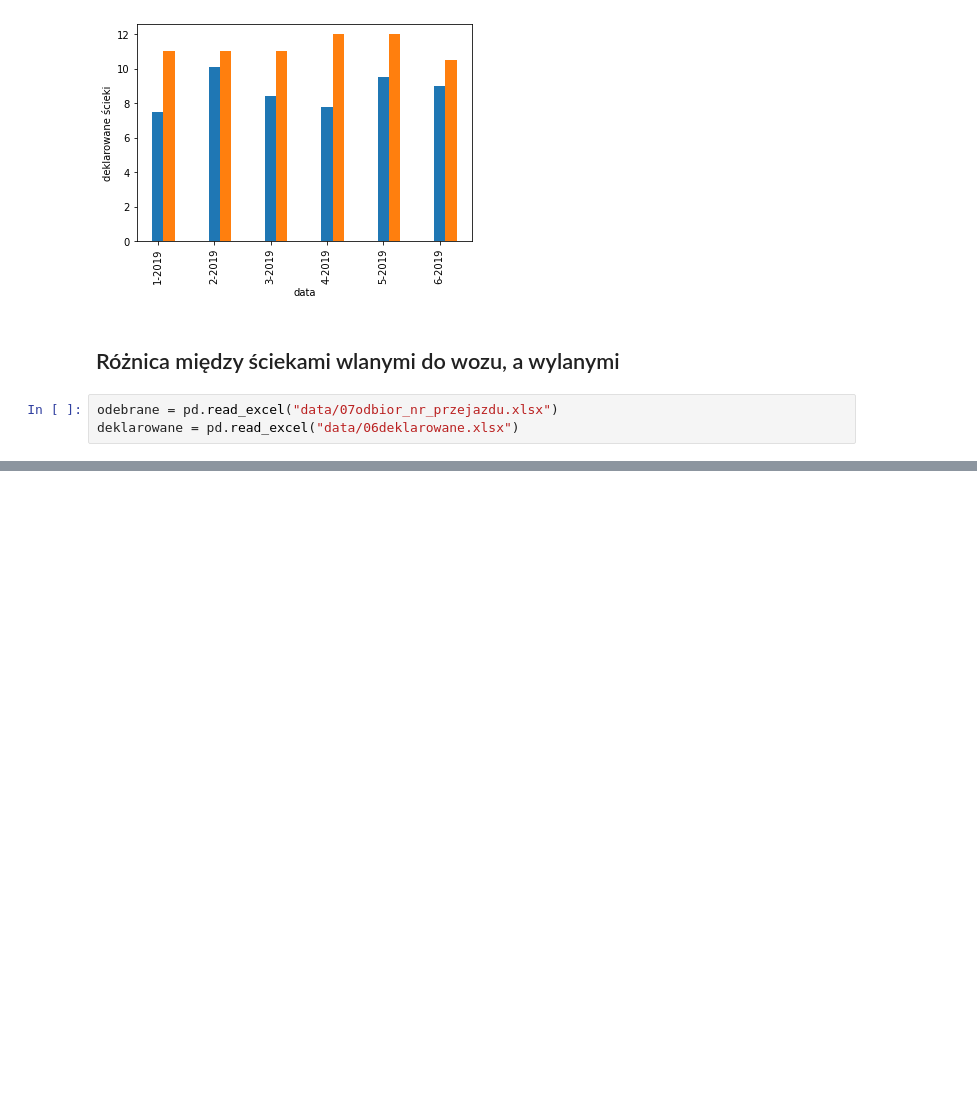
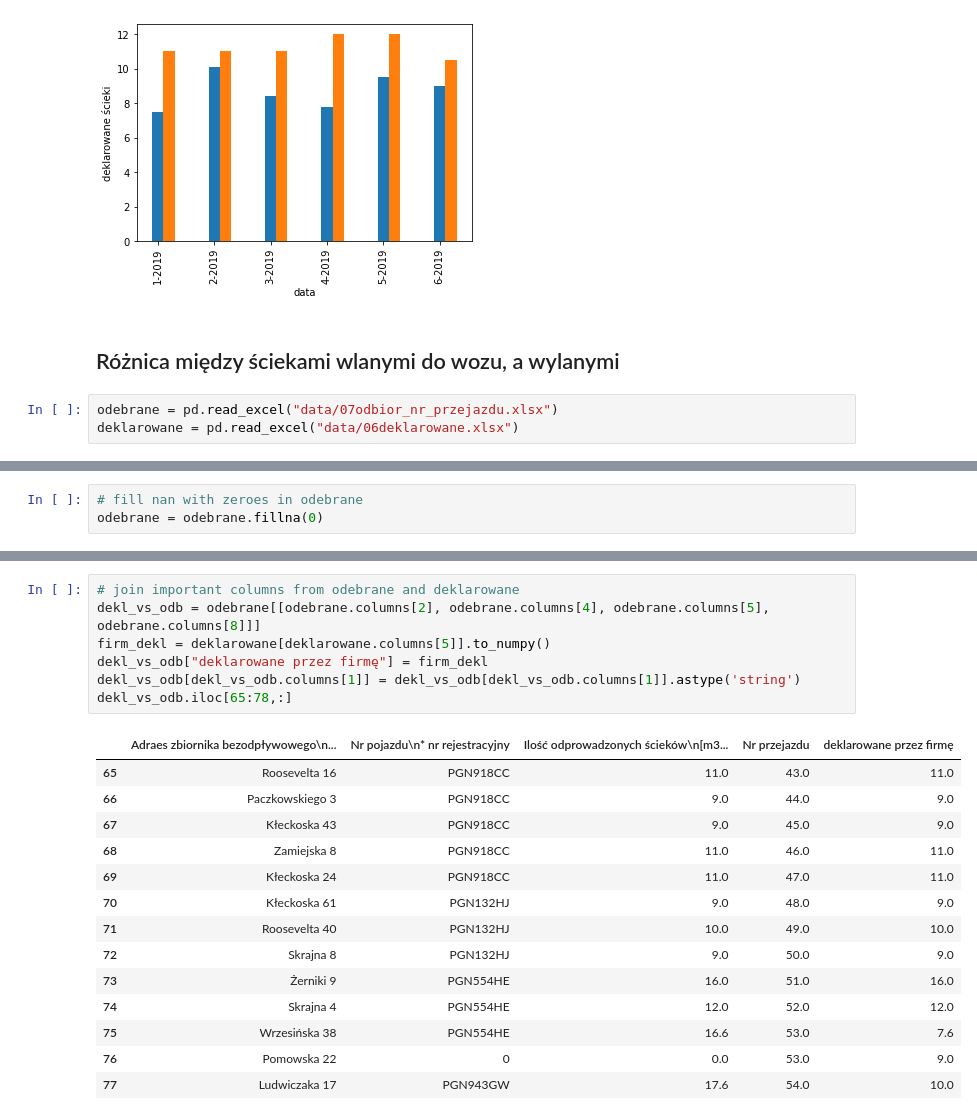
Before and after one commit to hackathonteam/klimaton_back, a Jupyter notebook: mocked_data.ipynb, the cells around one changed output, grey strips where cells are left out. Saved outputs shown, nothing was run; the diff lists cells and outputs as text; blank space fills up the shorter version.

```diff
--- a/mocked_data.ipynb
+++ b/mocked_data.ipynb
@@ -111,0 +101,3 @@ deklarowane =
+# %%
+# fill nan with zeroes in odebrane
+odebrane = odebrane.fillna(0)
@@ -111,0 +146,22 @@ deklarowane =
+# %%
+# join important columns from odebrane and deklarowane
+dekl_vs_odb = odebrane[[odebrane.columns[2], odebrane.columns[4], odebrane.columns[5], odebrane.columns[8]]]
+firm_dekl = deklarowane[deklarowane.columns[5]].to_numpy()
+dekl_vs_odb["deklarowane przez firmę"] = firm_dekl
+dekl_vs_odb[dekl_vs_odb.columns[1]] = dekl_vs_odb[dekl_vs_odb.columns[1]].astype('string')
+dekl_vs_odb.iloc[65:78,:]
+# %% [output]
+|  | Adraes zbiornika bezodpływowego\n... | Nr pojazdu\n* nr rejestracyjny | Ilość odprowadzonych ścieków\n[m3... | Nr przejazdu | deklarowane przez firmę |
+| 65 | Roosevelta 16 | PGN918CC | 11.0 | 43.0 | 11.0 |
+| 66 | Paczkowskiego 3 | PGN918CC | 9.0 | 44.0 | 9.0 |
+| 67 | Kłeckoska 43 | PGN918CC | 9.0 | 45.0 | 9.0 |
+| 68 | Zamiejska 8 | PGN918CC | 11.0 | 46.0 | 11.0 |
+| 69 | Kłeckoska 24 | PGN918CC | 11.0 | 47.0 | 11.0 |
+| 70 | Kłeckoska 61 | PGN132HJ | 9.0 | 48.0 | 9.0 |
+| 71 | Roosevelta 40 | PGN132HJ | 10.0 | 49.0 | 10.0 |
+| 72 | Skrajna 8 | PGN132HJ | 9.0 | 50.0 | 9.0 |
+| 73 | Żerniki 9 | PGN554HE | 16.0 | 51.0 | 16.0 |
+| 74 | Skrajna 4 | PGN554HE | 12.0 | 52.0 | 12.0 |
+| 75 | Wrzesińska 38 | PGN554HE | 16.6 | 53.0 | 7.6 |
+| 76 | Pomowska 22 | 0 | 0.0 | 53.0 | 9.0 |
+| 77 | Ludwiczaka 17 | PGN943GW | 17.6 | 54.0 | 10.0 |
```
Also changed, not shown: parts of 9 cells of this notebook.
